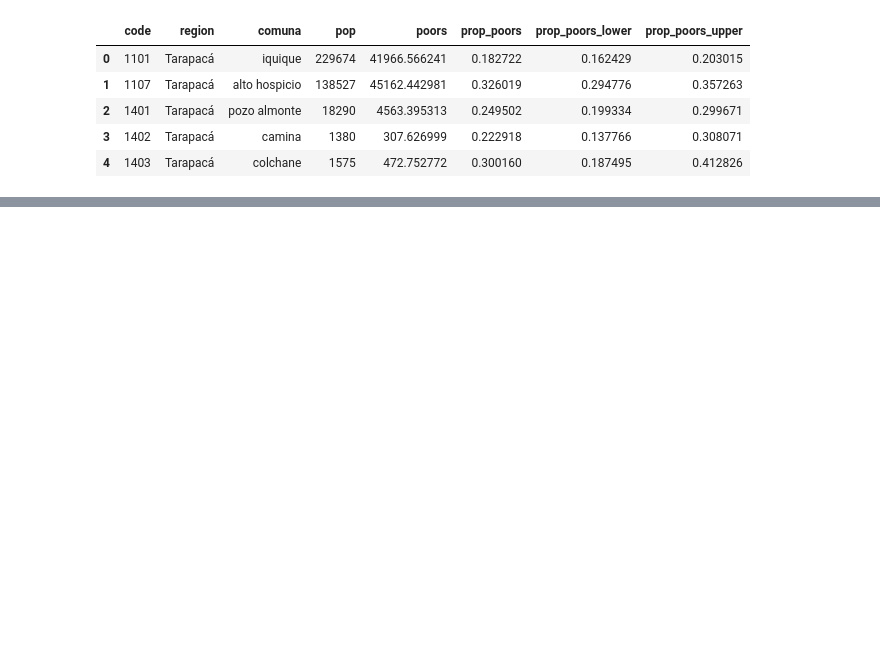
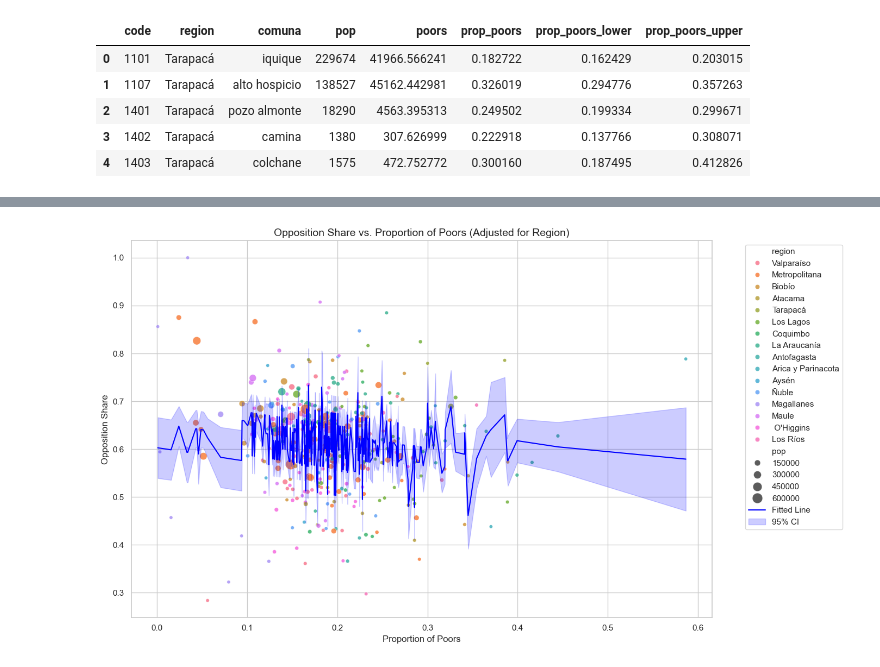
Before and after one commit to juanipiquer/PP434_assignments_2024, a Jupyter notebook: project_assets/project_pipeline.ipynb, the cells around one changed output, grey strips where cells are left out. Cells and saved outputs as stored; diff of their text form; code cells hidden in the pictures; blank space fills up the shorter version.

```diff
--- a/project_assets/project_pipeline.ipynb
+++ b/project_assets/project_pipeline.ipynb
@@ -255,0 +550,76 @@ merged_df.head()
+# %%
+import seaborn as sns
+import matplotlib.pyplot as plt
+import numpy as np
+import statsmodels.api as sm
+
+# Create dummy variables for 'region'
+region_dummies = pd.get_dummies(merged_df['region'], drop_first=True, dtype=float)
+
+# Add dummy variables to the dataframe
+X = pd.concat([merged_df[['prop_poors']], region_dummies], axis=1)
+
+# Add a constant for the intercept
+X = sm.add_constant(X)
+
+# Define the dependent variable
+y = merged_df['opp_share']
+
+# Fit the regression model
+model = sm.OLS(y, X).fit()
+
+# Generate predictions and confidence intervals
+predictions = model.get_prediction(X)
+prediction_summary = predictions.summary_frame(alpha=0.05)
+
+# Add confidence intervals to the DataFrame
+merged_df['ci_lower'] = prediction_summary['mean_ci_lower']
+merged_df['ci_upper'] = prediction_summary['mean_ci_upper']
+merged_df['fitted'] = prediction_summary['mean']
+
+# Create the plot
+plt.figure(figsize=(14, 8))
+
+# Scatter points with size by population and color by region
+sns.scatterplot(
+    data=merged_df,
+    x='prop_poors',
+    y='opp_share',
+    size='pop',
+    hue='region',
+    sizes=(20, 200),
+    alpha=0.8
+)
+
+# Sort the DataFrame by the x variable for smooth plotting
+sorted_df = merged_df.sort_values(by='prop_poors')
+
+# Add the regression line (correct trend line using regression results)
+plt.plot(
+    sorted_df['prop_poors'],
+    sorted_df['fitted'],
+    color='blue',
+    label='Fitted Line'
+)
+
+# Add the confidence interval (correct trend line using regression results)
+plt.fill_between(
+    sorted_df['prop_poors'],
+    sorted_df['ci_lower'],
+    sorted_df['ci_upper'],
+    color='blue',
+    alpha=0.2,
+    label='95% CI'
+)
+
+# Customize the plot
+plt.title('Opposition Share vs. Proportion of Poors (Adjusted for Region)', fontsize=14)
+plt.xlabel('Proportion of Poors', fontsize=12)
+plt.ylabel('Opposition Share', fontsize=12)
+plt.legend(bbox_to_anchor=(1.05, 1), loc='upper left')
+plt.tight_layout()
+
+# Show the plot
+plt.show()
+# %% [output]
+[figure, added]
```
Also changed, not shown: parts of 12 cells of this notebook, 9 other files.
